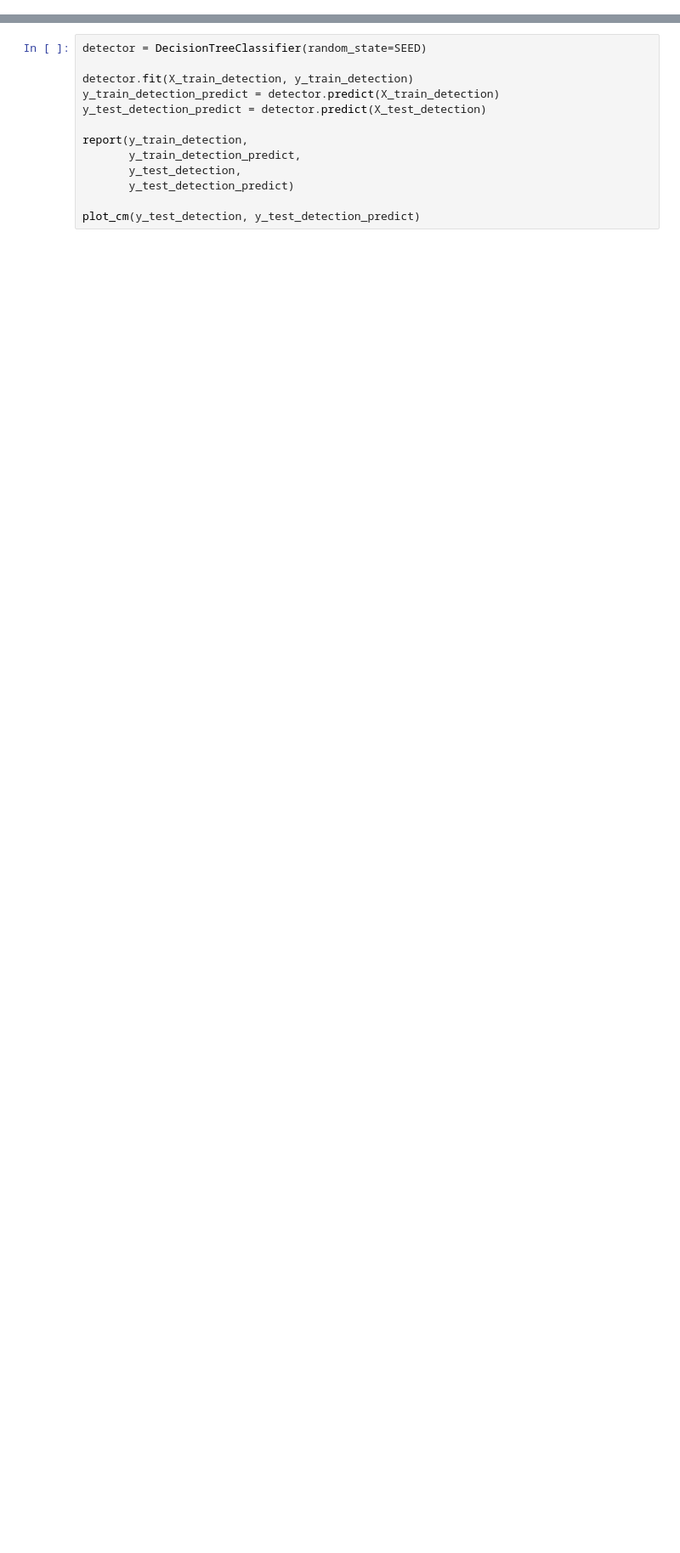
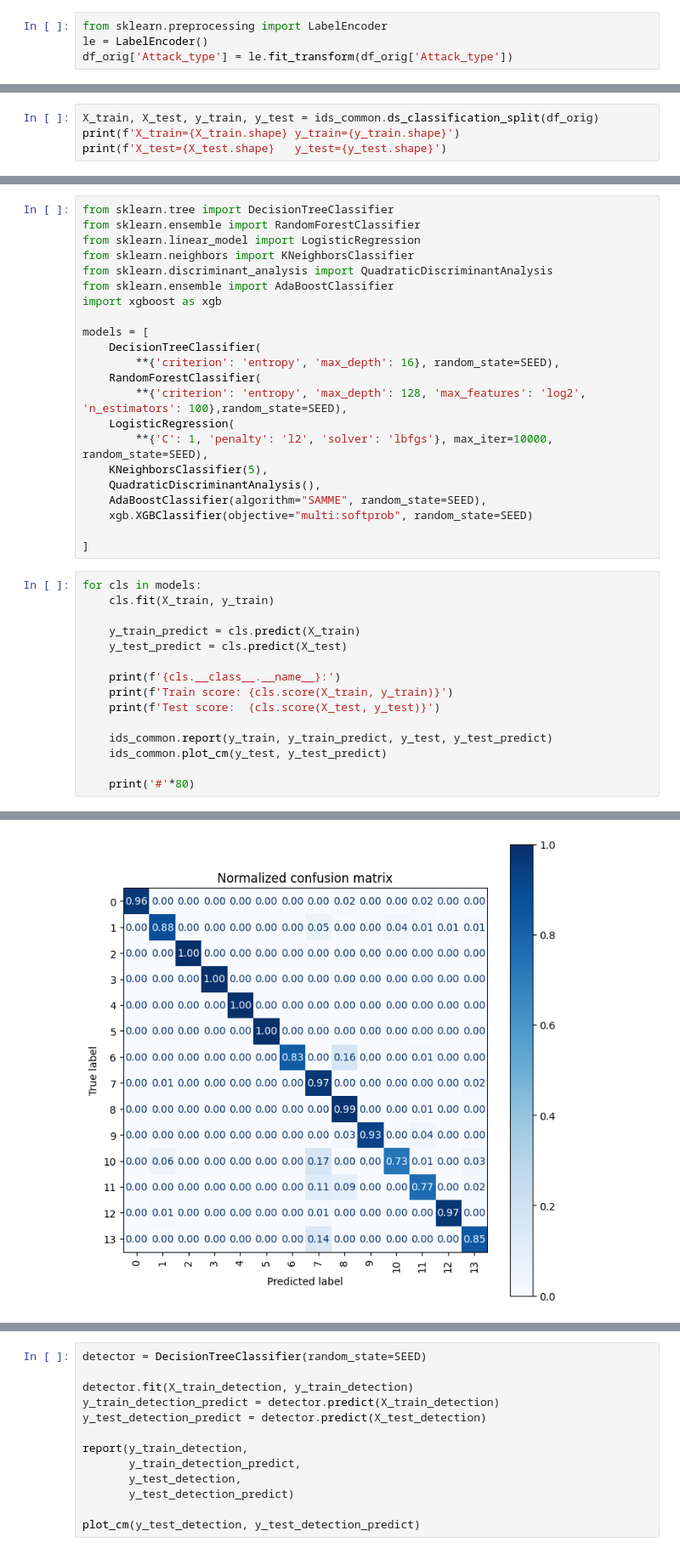
Before and after one commit to pro1710/ids, a Jupyter notebook: ml.ipynb, the cells around one changed output, grey strips where cells are left out. Shown at 85% size. Saved outputs shown, nothing was run; the diff lists cells and outputs as text; blank space fills up the shorter version.

```diff
--- a/ml.ipynb
+++ b/ml.ipynb
@@ -119,0 +37,4 @@ def plot_cm(y_true, y_predict):
+# %%
+from sklearn.preprocessing import LabelEncoder
+le = LabelEncoder()
+df_orig['Attack_type'] = le.fit_transform(df_orig['Attack_type'])
@@ -119,0 +50,4 @@ def plot_cm(y_true, y_predict):
+# %%
+X_train, X_test, y_train, y_test = ids_common.ds_classification_split(df_orig)
+print(f'X_train={X_train.shape} y_train={y_train.shape}')
+print(f'X_test={X_test.shape}   y_test={y_test.shape}')
@@ -119,0 +57,38 @@ def plot_cm(y_true, y_predict):
+# %%
+from sklearn.tree import DecisionTreeClassifier
+from sklearn.ensemble import RandomForestClassifier
+from sklearn.linear_model import LogisticRegression
+from sklearn.neighbors import KNeighborsClassifier
+from sklearn.discriminant_analysis import QuadraticDiscriminantAnalysis
+from sklearn.ensemble import AdaBoostClassifier
+import xgboost as xgb
+
+models = [
+    DecisionTreeClassifier(
+        **{'criterion': 'entropy', 'max_depth': 16}, random_state=SEED),
+    RandomForestClassifier(
+        **{'criterion': 'entropy', 'max_depth': 128, 'max_features': 'log2', 'n_estimators': 100},random_state=SEED),
+    LogisticRegression(
+        **{'C': 1, 'penalty': 'l2', 'solver': 'lbfgs'}, max_iter=10000, random_state=SEED),
+    KNeighborsClassifier(5),
+    QuadraticDiscriminantAnalysis(),
+    AdaBoostClassifier(algorithm="SAMME", random_state=SEED),
+    xgb.XGBClassifier(objective="multi:softprob", random_state=SEED)
+
+]
+# %%
+for cls in models:
+    cls.fit(X_train, y_train)
+
+    y_train_predict = cls.predict(X_train)
+    y_test_predict = cls.predict(X_test)
+
+    print(f'{cls.__class__.__name__}:')
+    print(f'Train score: {cls.score(X_train, y_train)}')
+    print(f'Test score:  {cls.score(X_test, y_test)}')
+
+    ids_common.report(y_train, y_train_predict, y_test, y_test_predict)
+    ids_common.plot_cm(y_test, y_test_predict)
+
+    print('#'*80)
+# %% [output]
@@ -119,0 +112 @@ def plot_cm(y_true, y_predict):
+[figure, added]
```
Also changed, not shown: parts of 13 cells of this notebook, 2 other files.
